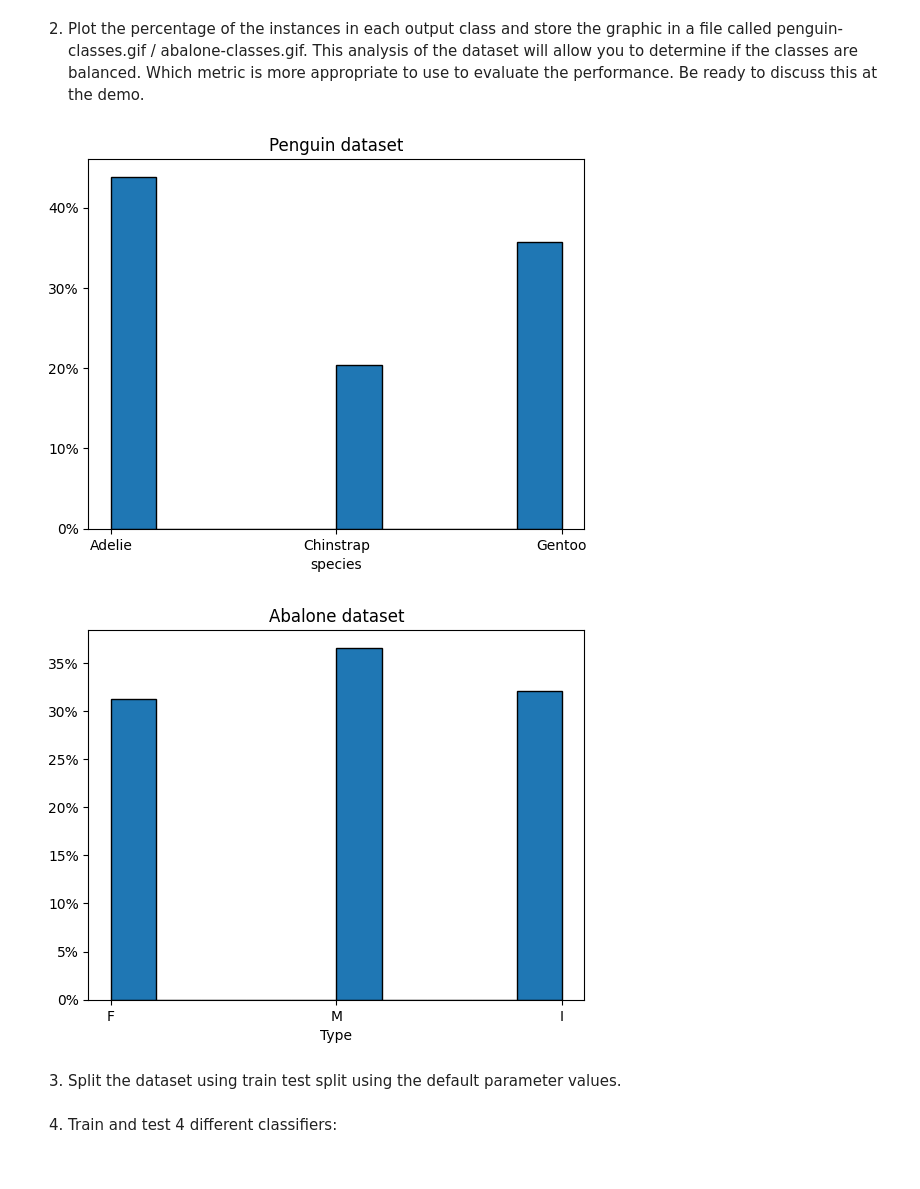
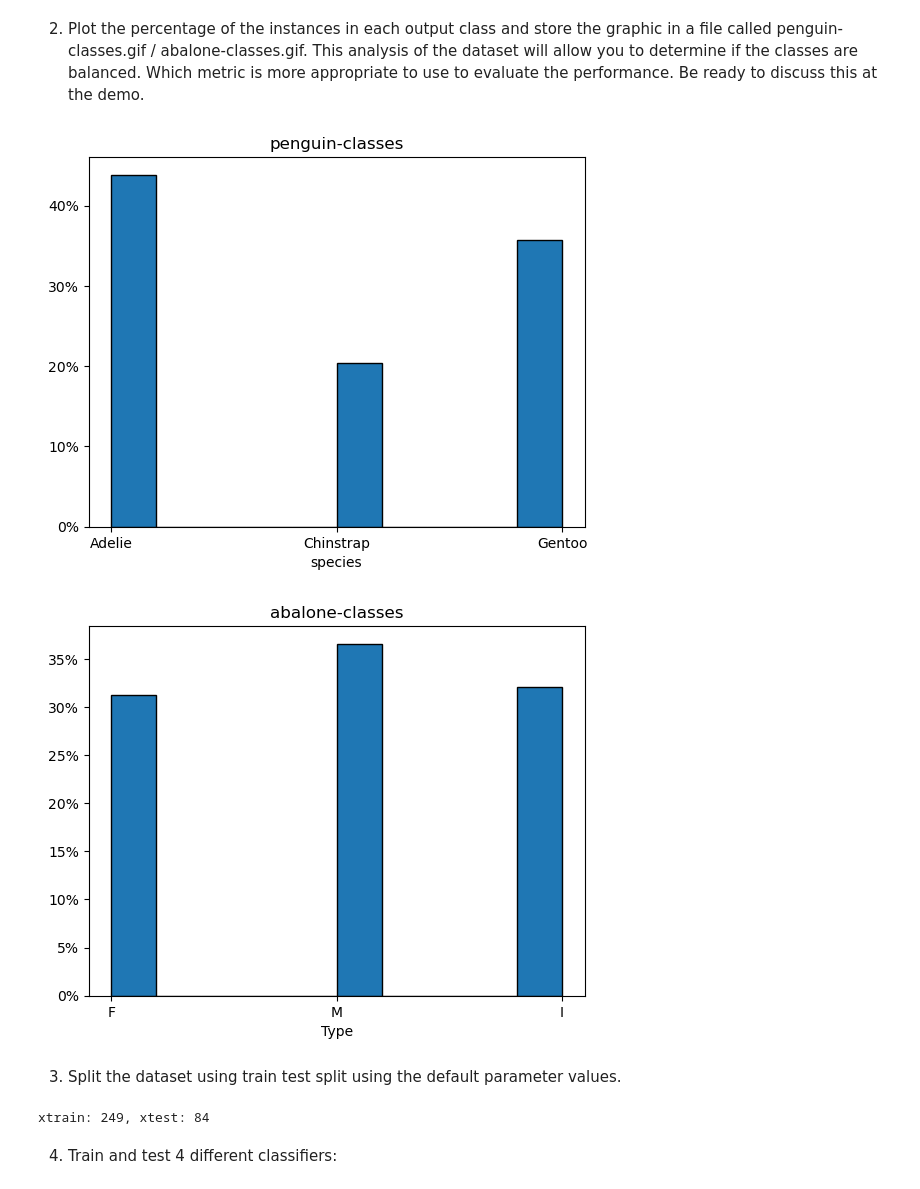
Before and after one commit to SephoraM/assignments_472, a Jupyter notebook: assignment_1.ipynb, the cells around one changed output. Saved outputs shown, nothing was run; the diff lists cells and outputs as text; code cells hidden in the pictures.

```diff
--- a/assignment_1.ipynb
+++ b/assignment_1.ipynb
@@ -106,12 +112,12 @@ def plot_class_percentage(df, col, title):
     plt.show()
 # %%
-plot_class_percentage(penguins_df, 'species', 'Penguin dataset')
+plot_class_percentage(penguins_df, 'species', 'penguin-classes')
 # %% [output]
-[figure, old version]
+[figure, new version]
 # %%
-plot_class_percentage(abalone_df, 'Type', 'Abalone dataset')
+plot_class_percentage(abalone_df, 'Type', 'abalone-classes')
 # %% [output]
-[figure, old version]
+[figure, new version]
 # %% [markdown]
 3. Split the dataset using train test split using the default parameter values.
 # %%
@@ -138,6 +144,10 @@ def default_train_test_split(df, target):
 # split the train and test sets for the penguins and abalone datasets
 X_train_pen, X_test_pen, y_train_pen, y_test_pen = default_train_test_split(encoded_penguins_df, 'species')
 X_train_aba, X_test_aba, y_train_aba, y_test_aba = default_train_test_split(encoded_abalone_df, 'Type')
+# %%
+print(f"xtrain: {len(X_train_pen)}, xtest: {len(X_test_pen)}")
+# %% [output]
+xtrain: 249, xtest: 84
 # %% [markdown]
 4. Train and test 4 different classifiers:
 # %% [markdown]
```
Also changed, not shown: parts of 17 cells of this notebook, 9 other files.
